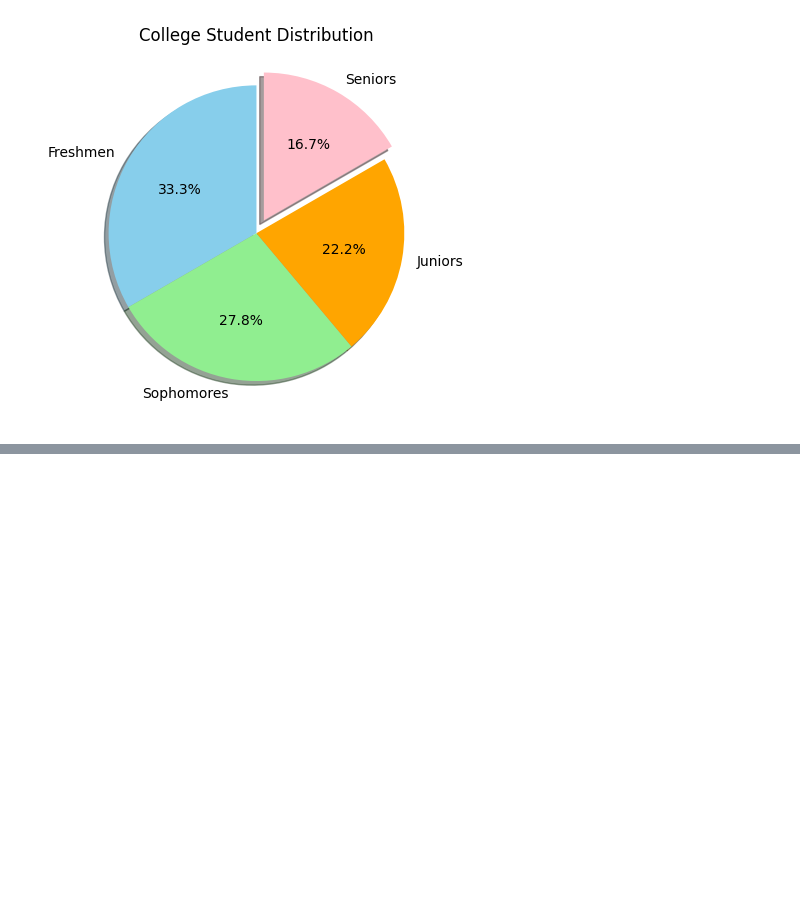
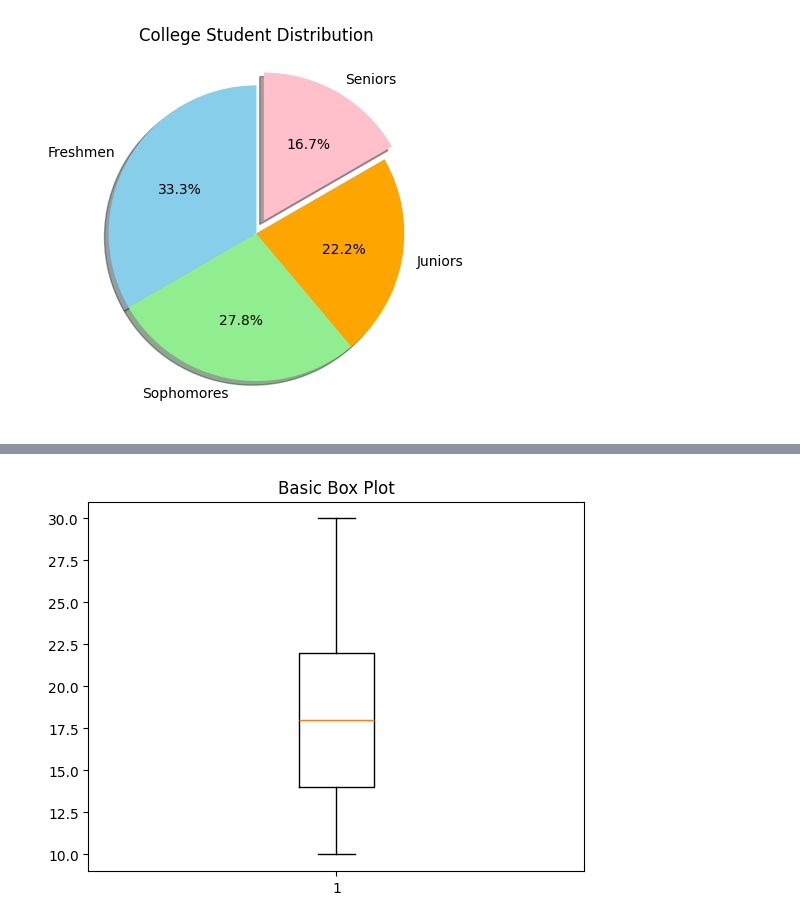
Before and after one commit to rohitkuma6443/Python, a Jupyter notebook: 22.Matplotlip.ipynb, the cells around one changed output, grey strips where cells are left out. Drawn from its saved outputs; the diff is of its cells as text; code cells hidden in the pictures; blank space fills up the shorter version.

```diff
--- a/22.Matplotlip.ipynb
+++ b/22.Matplotlip.ipynb
@@ -256,0 +319,16 @@ plt.show()
+# %%
+import matplotlib.pyplot as plt
+
+# Sample data
+data = [10, 12, 14, 15, 18, 20, 22, 24, 30]
+
+# Create box plot
+plt.boxplot(data)
+
+# Title
+plt.title("Basic Box Plot")
+
+# Show plot
+plt.show()
+# %% [output]
+[figure, added]
```
Also changed, not shown: parts of 7 cells of this notebook.
